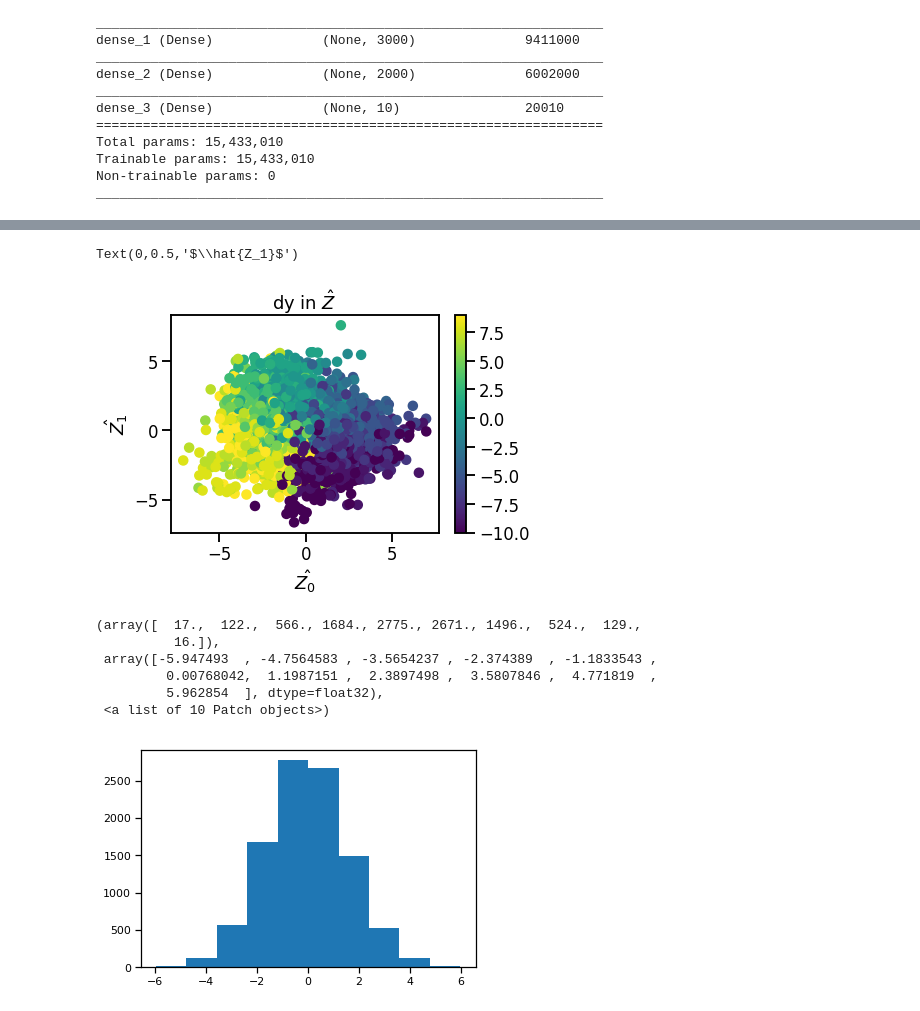
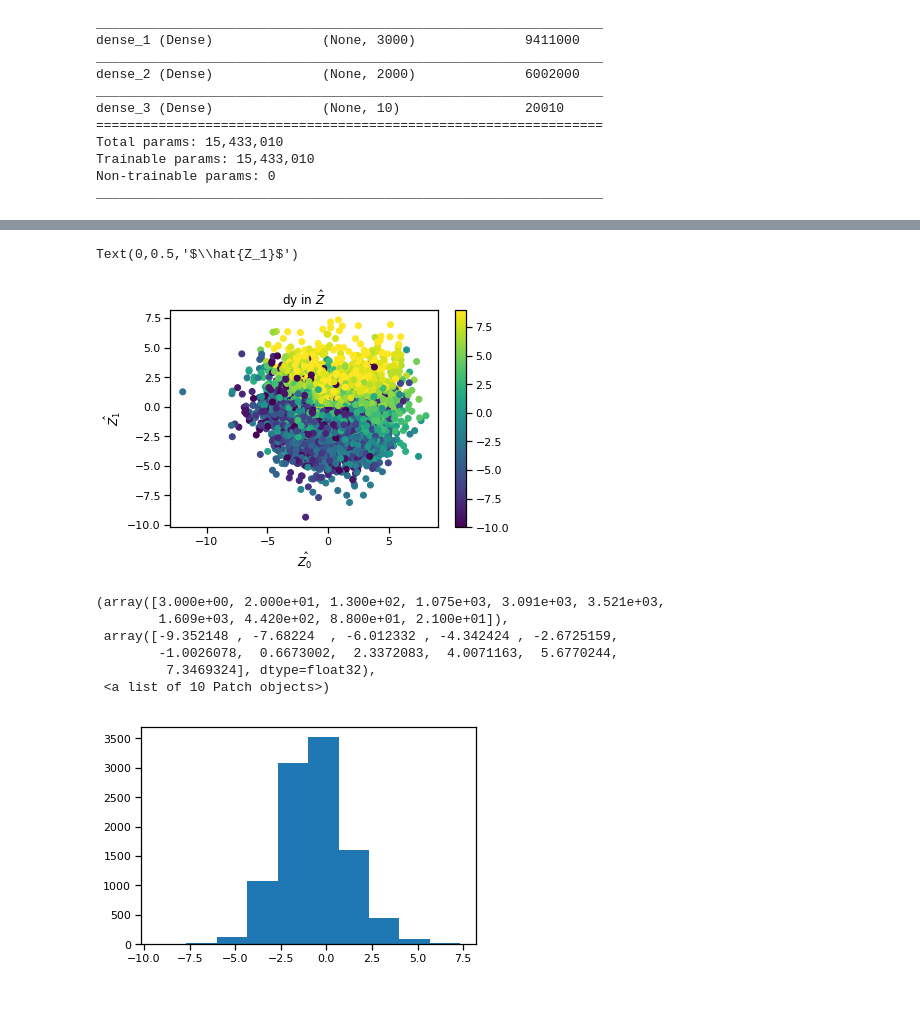
Before and after one commit to elijahc/vae, a Jupyter notebook: notebooks/04-tandem-vae-fa.ipynb, the cells around one changed output, grey strips where cells are left out. Saved outputs shown, nothing was run; the diff lists cells and outputs as text; code cells hidden in the pictures.

````diff
--- a/notebooks/04-tandem-vae-fa.ipynb
+++ b/notebooks/04-tandem-vae-fa.ipynb
@@ -144,9 +144,8 @@ fig.savefig('./shifted_mnist_3.png',dpi=300)
 ```
 # %%
 encoding_dims = [3000,2000]
-z_dim = 2
+z_dim = 3
 y_dim = 10
-q_dim = 2
 
 # randomly shifted image
 inputs = Input(shape=(784*4,))
@@ -500,19 +506,19 @@ Text(0,0.5,'$\\hat{Z_1}$')
 # %%
-plt.scatter(z_mean_enc[:,1],z_mean_enc[:,3],c=dys-14)
+plt.scatter(z_mean_enc[:,2],z_mean_enc[:,1],c=dys-14)
 plt.colorbar()
 plt.title(r"dy in $\hat{Z}$")
 plt.xlabel(r"$\hat{Z_0}$")
 plt.ylabel(r"$\hat{Z_1}$")
 # %% [output]
 Text(0,0.5,'$\\hat{Z_1}$')
-[figure, old version]
+[figure, new version]
 # %%
-plt.hist(z_mean_enc[:,2])
+plt.hist(z_mean_enc[:,1])
 # %% [output]
-(array([  17.,  122.,  566., 1684., 2775., 2671., 1496.,  524.,  129.,
-          16.]),
- array([-5.947493  , -4.7564583 , -3.5654237 , -2.374389  , -1.1833543 ,
-         0.00768042,  1.1987151 ,  2.3897498 ,  3.5807846 ,  4.771819  ,
-         5.962854  ], dtype=float32),
+(array([3.000e+00, 2.000e+01, 1.300e+02, 1.075e+03, 3.091e+03, 3.521e+03,
+        1.609e+03, 4.420e+02, 8.800e+01, 2.100e+01]),
+ array([-9.352148 , -7.68224  , -6.012332 , -4.342424 , -2.6725159,
+        -1.0026078,  0.6673002,  2.3372083,  4.0071163,  5.6770244,
+         7.3469324], dtype=float32),
  <a list of 10 Patch objects>)
-[figure, old version]
+[figure, new version]
````
Also changed, not shown: parts of 27 cells of this notebook, 8 other files.
